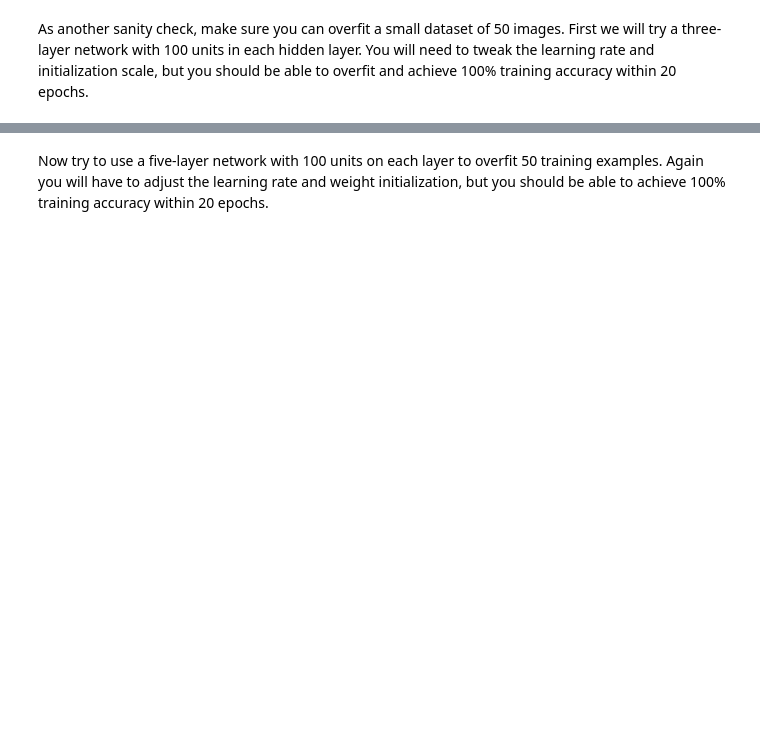
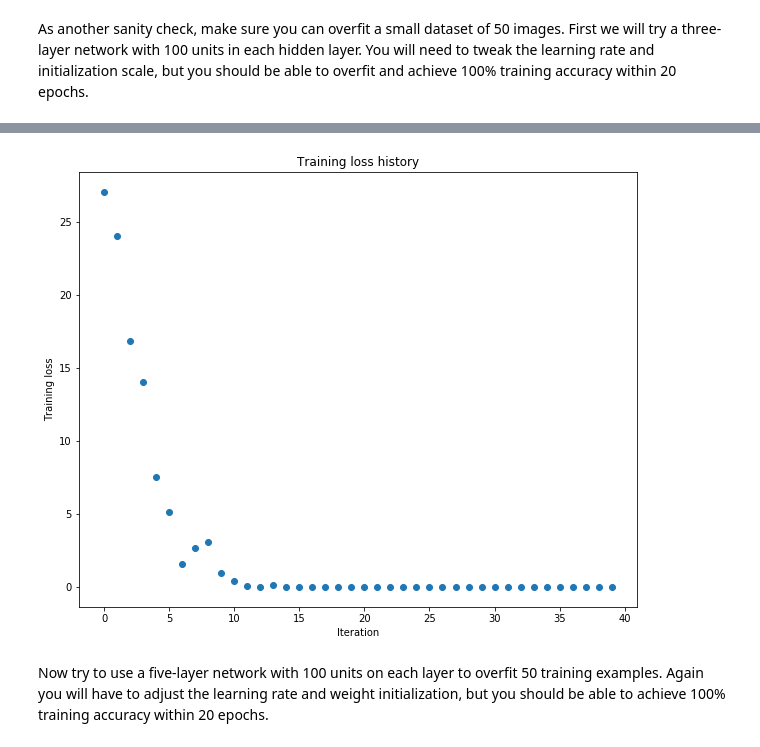
Before and after one commit to sjain-stanford/CS231N, a Jupyter notebook: assignment2/FullyConnectedNets.ipynb, the cells around one changed output, grey strips where cells are left out. Drawn from its saved outputs; the diff is of its cells as text; code cells hidden in the pictures; blank space fills up the shorter version.

```diff
--- a/assignment2/FullyConnectedNets.ipynb
+++ b/assignment2/FullyConnectedNets.ipynb
@@ -342,8 +428,8 @@ small_data = {
   'y_val': data['y_val'],
 }
 
-weight_scale = 1e-2
-learning_rate = 1e-4
+weight_scale = 5e-2
+learning_rate = 1e-3
 model = FullyConnectedNet([100, 100],
               weight_scale=weight_scale, dtype=np.float64)
 solver = Solver(model, small_data,
@@ -360,3 +446,4 @@ plt.title('Training loss history')
 plt.xlabel('Iteration')
 plt.ylabel('Training loss')
 plt.show()
+# %% [output]
@@ -363,3 +467,4 @@ plt.show()
+[figure, added]
 # %% [markdown]
 Now try to use a five-layer network with 100 units on each layer to overfit 50 training examples. Again you will have to adjust the learning rate and weight initialization, but you should be able to achieve 100% training accuracy within 20 epochs.
 # %%
```
Also changed, not shown: parts of 19 cells of this notebook, 3 other files.
